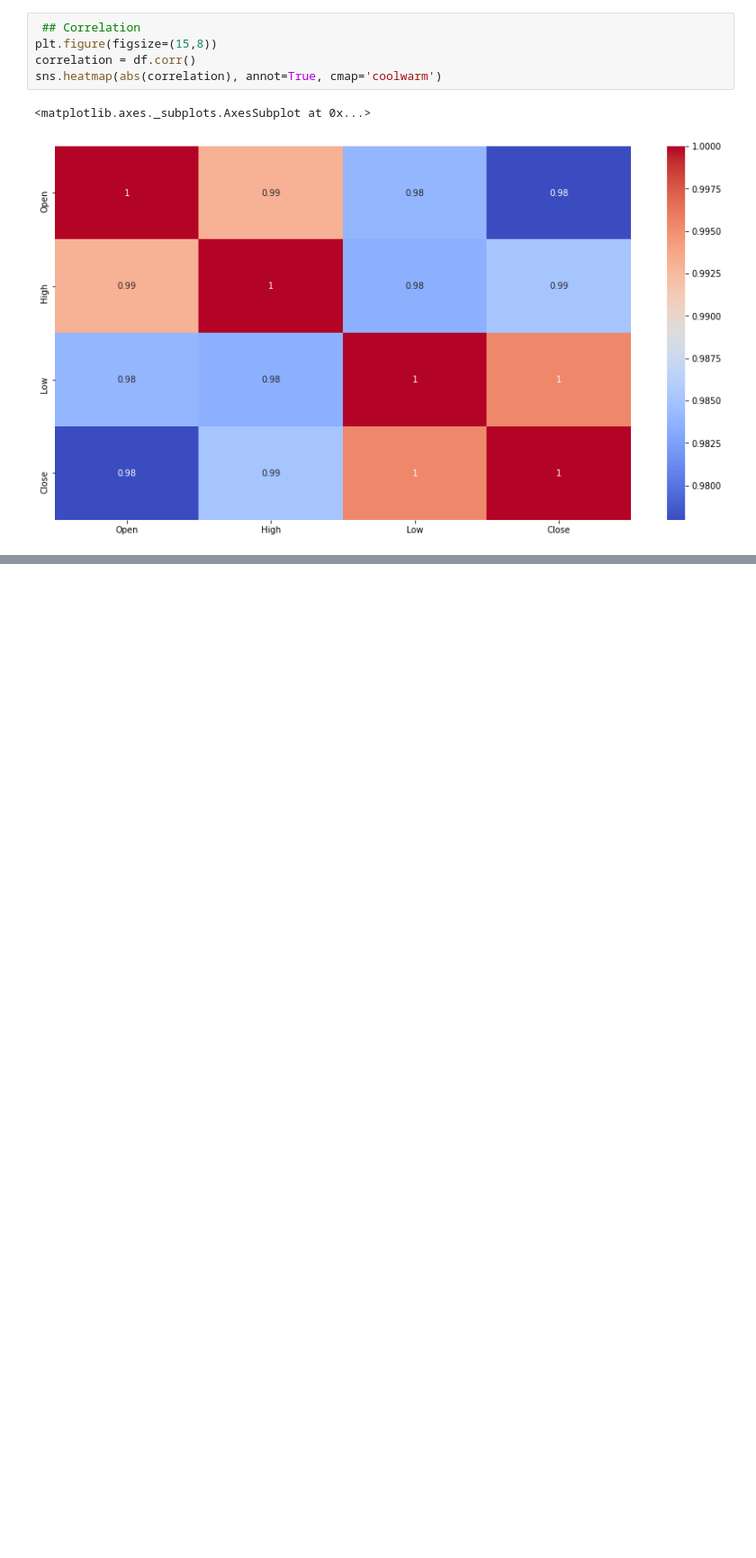
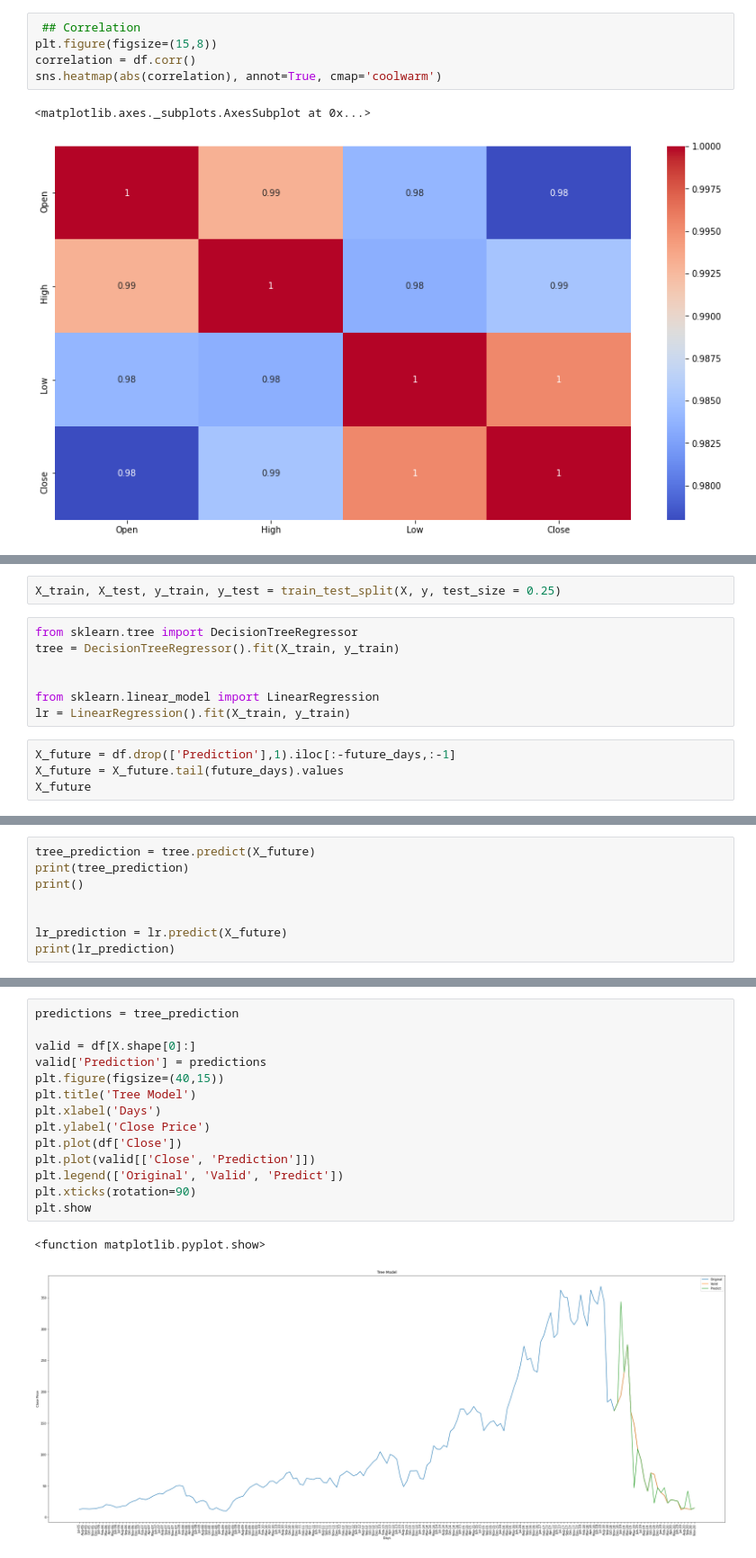
Before and after one commit to smkmohsin/Yes-Bank-Stock-Closing-Price-Prediction, a Jupyter notebook: Yes_Bank_Stock_Closing_Price_Prediction_Capstone_Project_.ipynb, the cells around one changed output, grey strips where cells are left out. Shown: that part at 90% size. Saved outputs shown, nothing was run; the diff lists cells and outputs as text; blank space fills up the shorter version.

```diff
--- a/Yes_Bank_Stock_Closing_Price_Prediction_Capstone_Project_.ipynb
+++ b/Yes_Bank_Stock_Closing_Price_Prediction_Capstone_Project_.ipynb
@@ -143,0 +237,13 @@ sns.heatmap(abs(correlation), annot=True, cmap='coolwarm')
+# %%
+X_train, X_test, y_train, y_test = train_test_split(X, y, test_size = 0.25)
+# %%
+from sklearn.tree import DecisionTreeRegressor
+tree = DecisionTreeRegressor().fit(X_train, y_train)
+
+
+from sklearn.linear_model import LinearRegression
+lr = LinearRegression().fit(X_train, y_train)
+# %%
+X_future = df.drop(['Prediction'],1).iloc[:-future_days,:-1]
+X_future = X_future.tail(future_days).values
+X_future
@@ -143,0 +268,8 @@ sns.heatmap(abs(correlation), annot=True, cmap='coolwarm')
+# %%
+tree_prediction = tree.predict(X_future)
+print(tree_prediction)
+print()
+
+
+lr_prediction = lr.predict(X_future)
+print(lr_prediction)
@@ -143,0 +307,17 @@ sns.heatmap(abs(correlation), annot=True, cmap='coolwarm')
+# %%
+predictions = tree_prediction
+
+valid = df[X.shape[0]:]
+valid['Prediction'] = predictions
+plt.figure(figsize=(40,15))
+plt.title('Tree Model')
+plt.xlabel('Days')
+plt.ylabel('Close Price')
+plt.plot(df['Close'])
+plt.plot(valid[['Close', 'Prediction']])
+plt.legend(['Original', 'Valid', 'Predict'])
+plt.xticks(rotation=90)
+plt.show
+# %% [output]
+<function matplotlib.pyplot.show>
+[figure, added]
```
Also changed, not shown: parts of 25 cells of this notebook.
